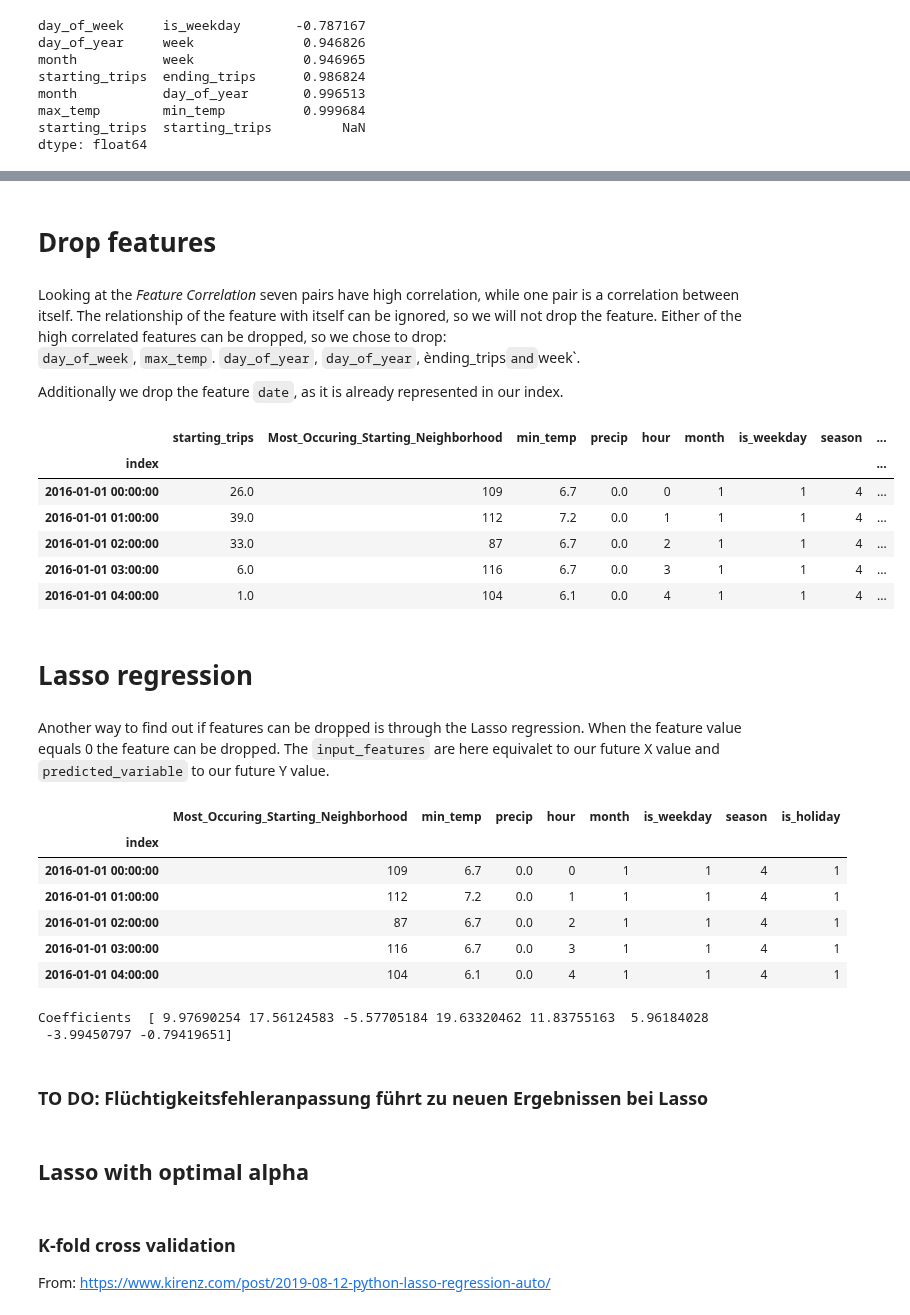
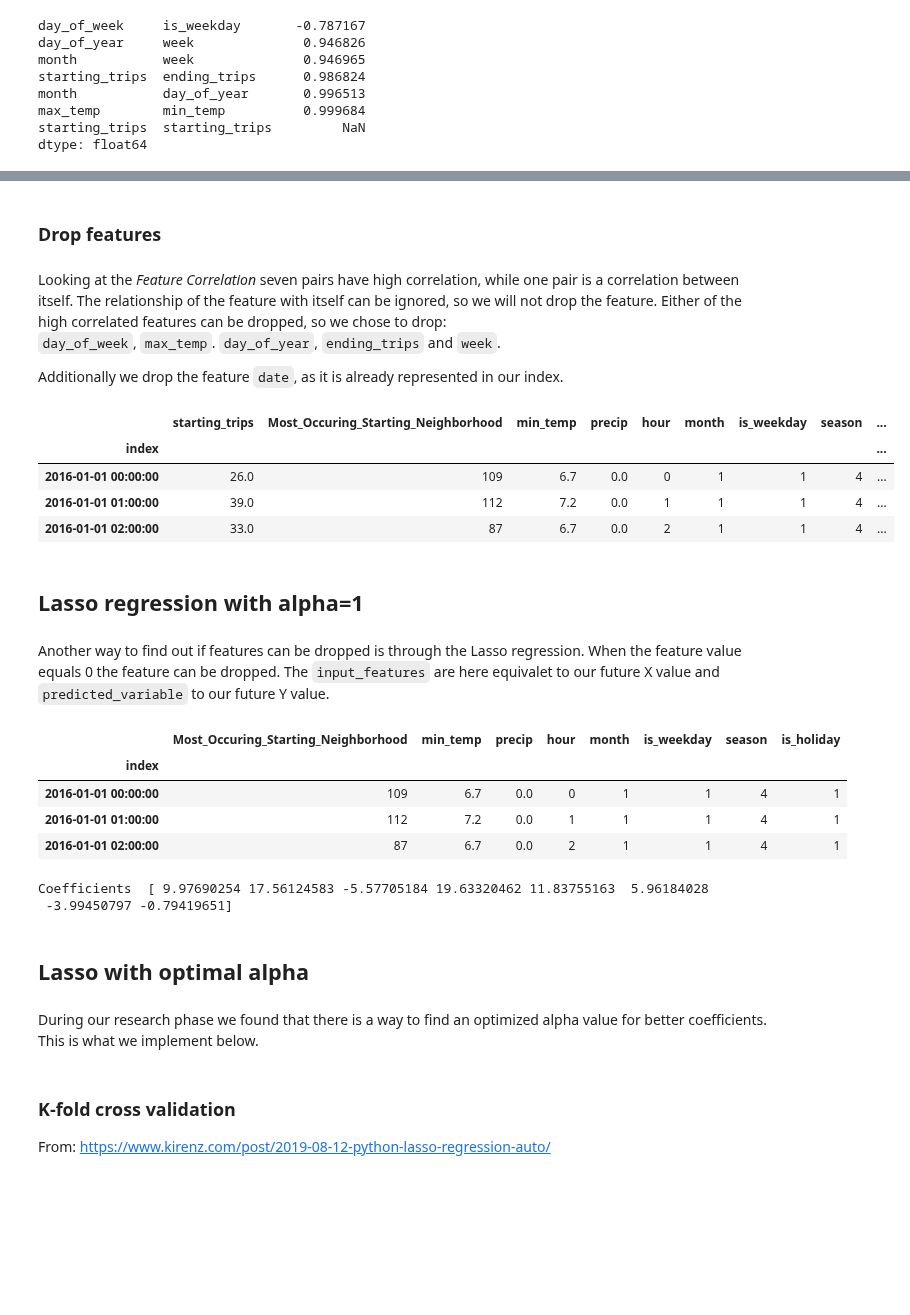
Before and after one commit to Jerematix/dataflow, a Jupyter notebook: notebooks/predictive_analytics/Feature Engineering.ipynb, the cells around one changed output, grey strips where cells are left out. Saved outputs shown, nothing was run; the diff lists cells and outputs as text; code cells hidden in the pictures; blank space fills up the shorter version.

```diff
--- a/notebooks/predictive_analytics/Feature Engineering.ipynb
+++ b/notebooks/predictive_analytics/Feature Engineering.ipynb
@@ -376,29 +358,27 @@ season                                 0
 is_holiday                             0
 dtype: int64
 # %% [markdown]
-# Drop features
+### Drop features
 # %% [markdown]
 Looking at the *Feature Correlation* seven pairs have high correlation, while one pair is a correlation between itself. The relationship of the feature with itself can be ignored, so we will not drop the feature. Either of the high correlated features can be dropped, so we chose to drop:
-`day_of_week`, `max_temp`. `day_of_year`, `day_of_year`, ènding_trips` and `week`.
+`day_of_week`, `max_temp`. `day_of_year`, `ending_trips` and `week`.
 
 Additionally we drop the feature `date`, as it is already represented in our index.
 # %%
 columns_to_drop = ['ending_trips', 'max_temp', 'day_of_week', 'day_of_year', 'week', 'date']
 df_bike_trips_hourly.drop(columns_to_drop, axis=1, inplace=True)
-df_bike_trips_hourly.head()
+df_bike_trips_hourly.head(3)
 # %% [output]
 |  | starting_trips | Most_Occuring_Starting_Neighborhood | min_temp | precip | hour | month | is_weekday | season | ... |
 | index |  |  |  |  |  |  |  |  | ... |
 | 2016-01-01 00:00:00 | 26.0 | 109 | 6.7 | 0.0 | 0 | 1 | 1 | 4 | ... |
 | 2016-01-01 01:00:00 | 39.0 | 112 | 7.2 | 0.0 | 1 | 1 | 1 | 4 | ... |
 | 2016-01-01 02:00:00 | 33.0 | 87 | 6.7 | 0.0 | 2 | 1 | 1 | 4 | ... |
-| 2016-01-01 03:00:00 | 6.0 | 116 | 6.7 | 0.0 | 3 | 1 | 1 | 4 | ... |
-| 2016-01-01 04:00:00 | 1.0 | 104 | 6.1 | 0.0 | 4 | 1 | 1 | 4 | ... |
 # %%
 # save dataframe into data
 df_bike_trips_hourly.to_parquet('../../data/bike_trips_hourly.parquet')
 # %% [markdown]
-# Lasso regression
+## Lasso regression with alpha=1
 # %% [markdown]
 Another way to find out if features can be dropped is through the Lasso regression. When the feature value equals 0 the feature can be dropped.
 The `input_features` are here equivalet to our future X value and `predicted_variable` to our future Y value.
@@ -410,15 +390,13 @@ predicted_variable = df_bike_trips_hourly["starting_trips"]
 scaler = StandardScaler()
 input_features_scaled = scaler.fit_transform(input_features.values)
 # %%
-input_features.head()
+input_features.head(3)
 # %% [output]
 |  | Most_Occuring_Starting_Neighborhood | min_temp | precip | hour | month | is_weekday | season | is_holiday |
 | index |  |  |  |  |  |  |  |  |
 | 2016-01-01 00:00:00 | 109 | 6.7 | 0.0 | 0 | 1 | 1 | 4 | 1 |
 | 2016-01-01 01:00:00 | 112 | 7.2 | 0.0 | 1 | 1 | 1 | 4 | 1 |
 | 2016-01-01 02:00:00 | 87 | 6.7 | 0.0 | 2 | 1 | 1 | 4 | 1 |
-| 2016-01-01 03:00:00 | 116 | 6.7 | 0.0 | 3 | 1 | 1 | 4 | 1 |
-| 2016-01-01 04:00:00 | 104 | 6.1 | 0.0 | 4 | 1 | 1 | 4 | 1 |
 # %%
 # fit data to the linear regression model
 model = Lasso(alpha=1)
@@ -427,10 +405,10 @@ print("Coefficients ", model.coef_)
 # %% [output]
 Coefficients  [ 9.97690254 17.56124583 -5.57705184 19.63320462 11.83755163  5.96184028
  -3.99450797 -0.79419651]
-# %% [markdown]
-### TO DO: Flüchtigkeitsfehleranpassung führt zu neuen Ergebnissen bei Lasso
 # %% [markdown]
 ## Lasso with optimal alpha
+# %% [markdown]
+During our research phase we found that there is a way to find an optimized alpha value for better coefficients. This is what we implement below.
 # %% [markdown]
 ### K-fold cross validation
 From: https://www.kirenz.com/post/2019-08-12-python-lasso-regression-auto/
```
Also changed, not shown: parts of 43 cells of this notebook, 3 other files.
